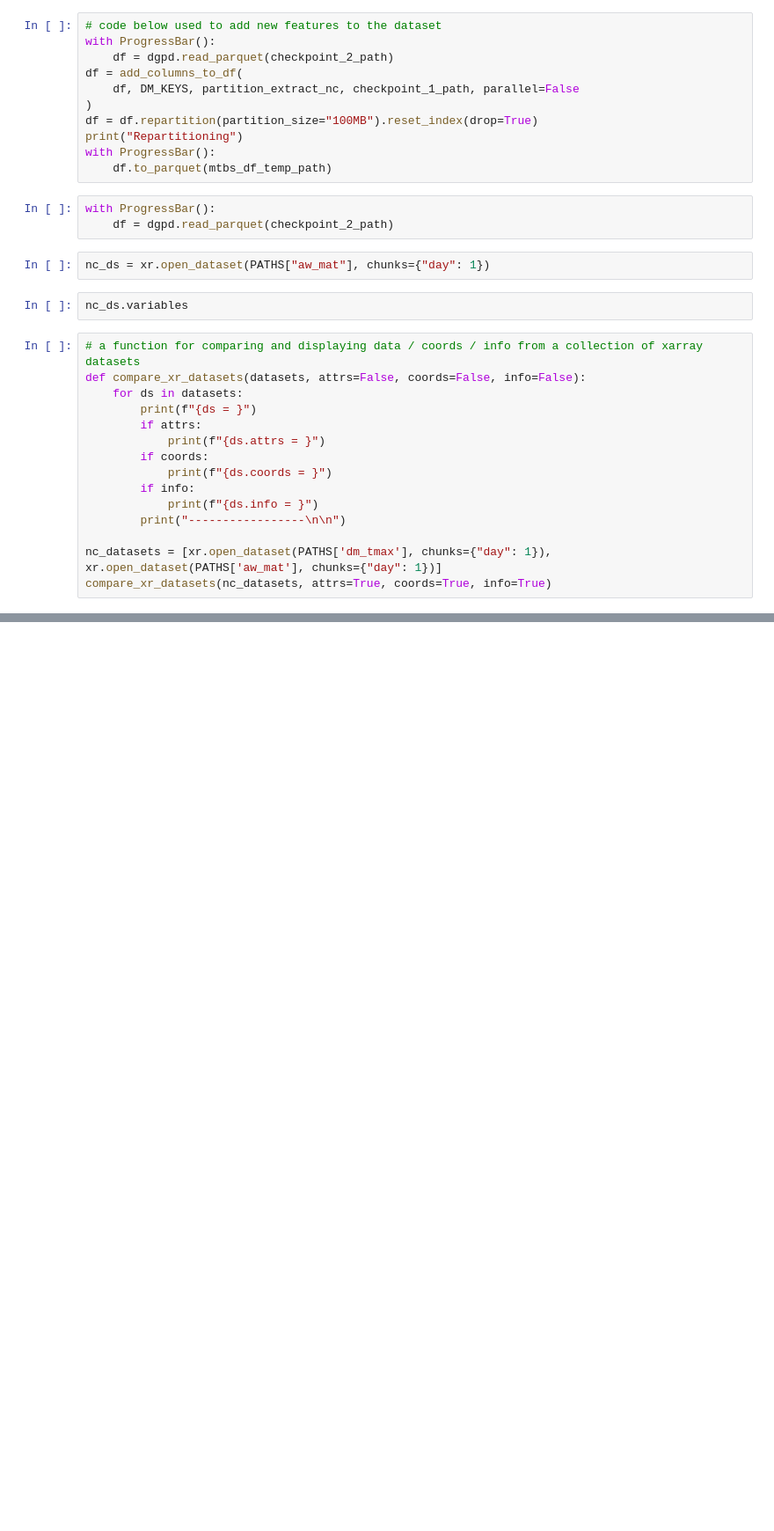
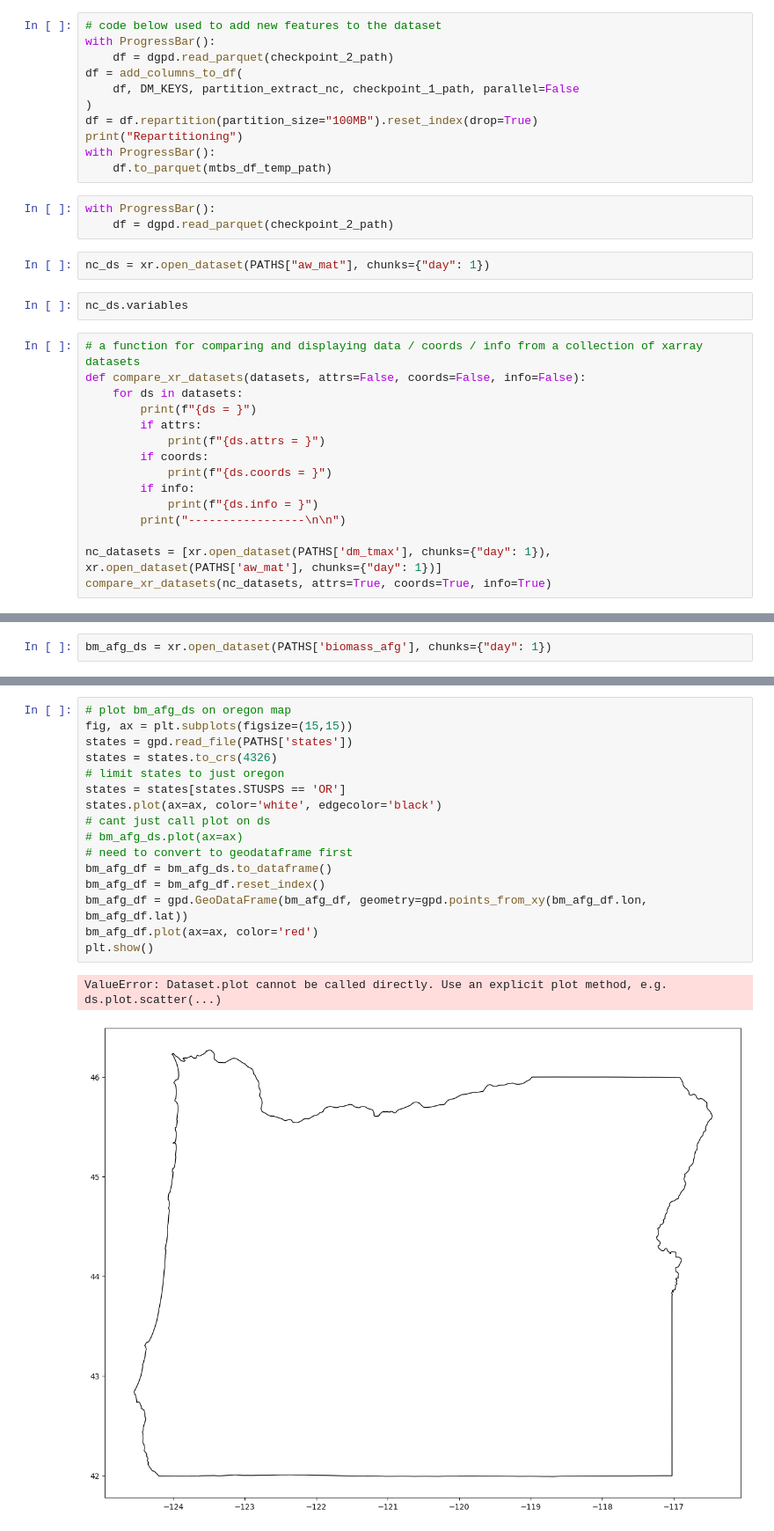
Before and after one commit to cake-dev/FireLab, a Jupyter notebook: Project/data_notebook.ipynb, the cells around one changed output, grey strips where cells are left out. Shown: that part at 88% size. Cells and saved outputs as stored; diff of their text form; blank space fills up the shorter version.

```diff
--- a/Project/data_notebook.ipynb
+++ b/Project/data_notebook.ipynb
@@ -350,0 +278,2 @@ Attributes:
+# %%
+bm_afg_ds = xr.open_dataset(PATHS['biomass_afg'], chunks={"day": 1})
@@ -350,0 +294,19 @@ Attributes:
+# %%
+# plot bm_afg_ds on oregon map
+fig, ax = plt.subplots(figsize=(15,15))
+states = gpd.read_file(PATHS['states'])
+states = states.to_crs(4326)
+# limit states to just oregon
+states = states[states.STUSPS == 'OR']
+states.plot(ax=ax, color='white', edgecolor='black')
+# cant just call plot on ds
+# bm_afg_ds.plot(ax=ax)
+# need to convert to geodataframe first
+bm_afg_df = bm_afg_ds.to_dataframe()
+bm_afg_df = bm_afg_df.reset_index()
+bm_afg_df = gpd.GeoDataFrame(bm_afg_df, geometry=gpd.points_from_xy(bm_afg_df.lon, bm_afg_df.lat))
+bm_afg_df.plot(ax=ax, color='red')
+plt.show()
+# %% [output]
+ValueError: Dataset.plot cannot be called directly. Use an explicit plot method, e.g. ds.plot.scatter(...)
+[figure, added]
```
Also changed, not shown: parts of 12 cells of this notebook, 2 other files.
